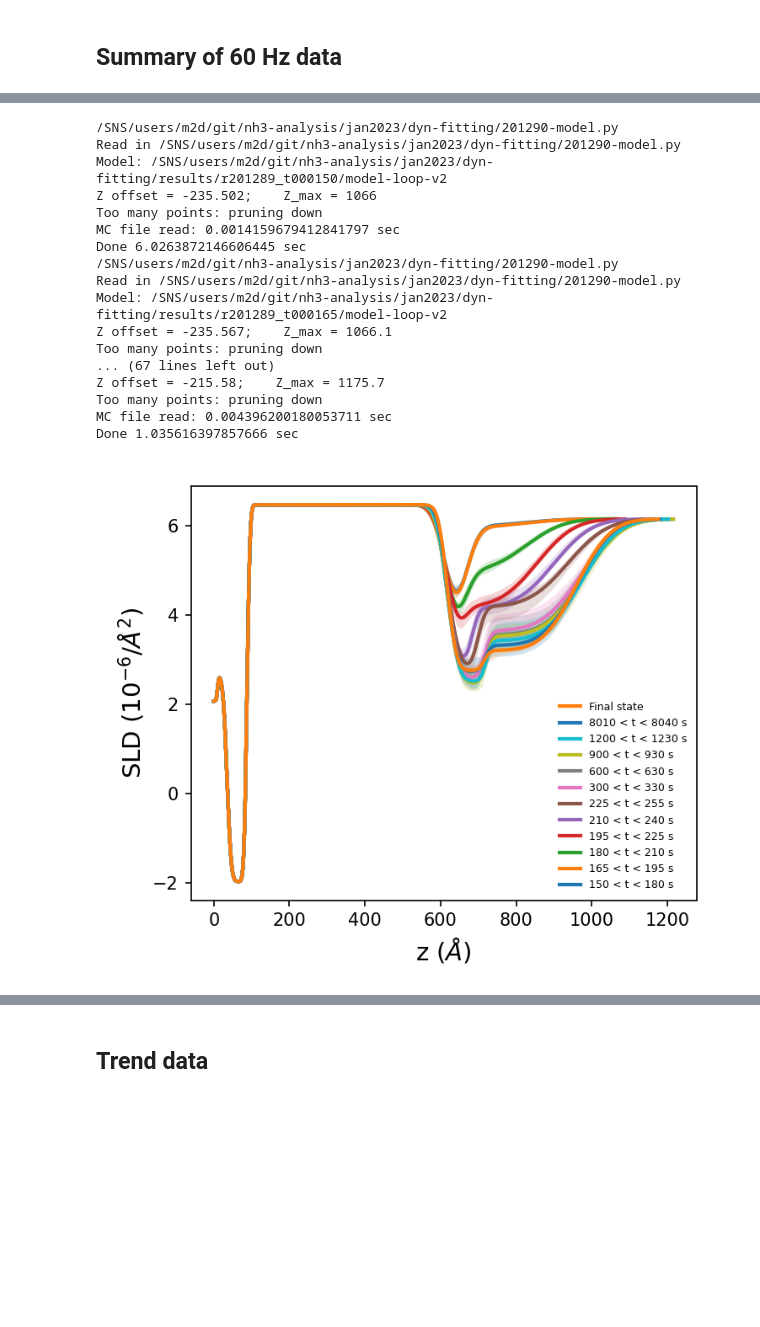
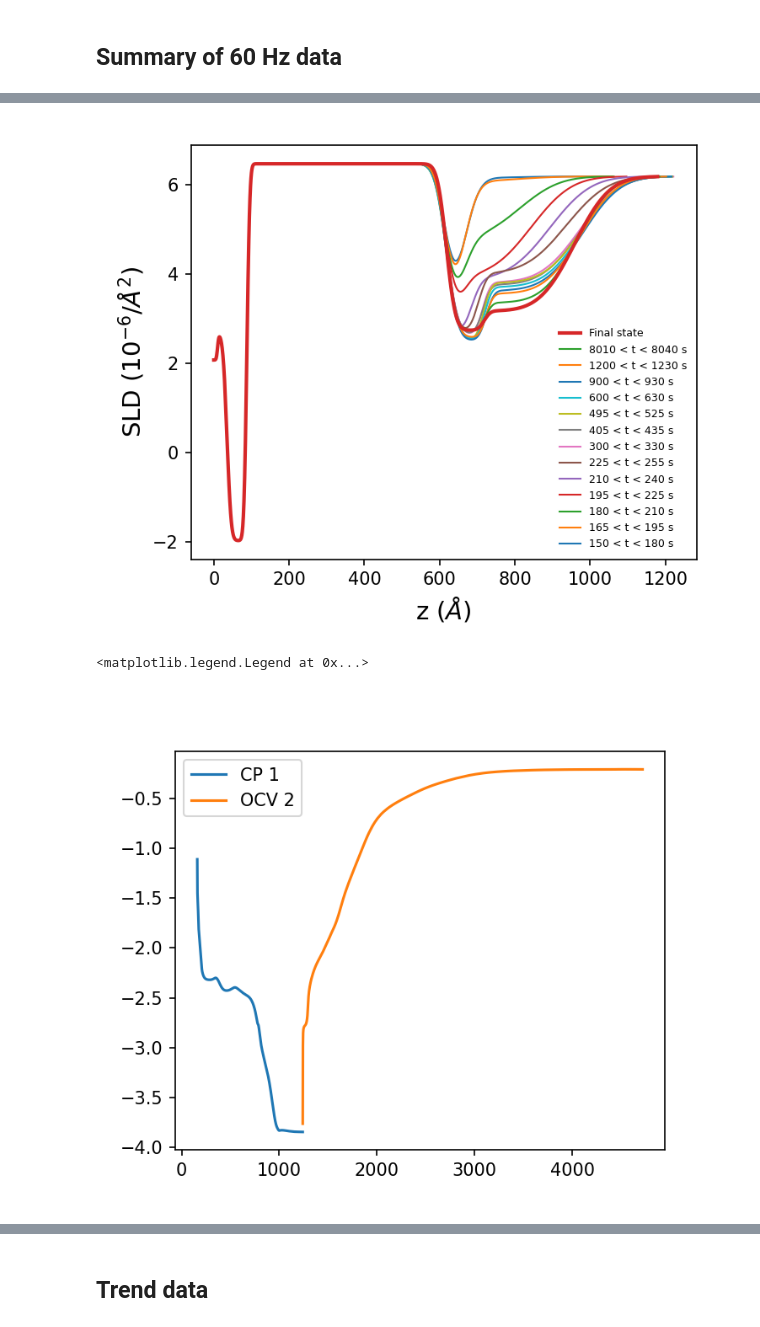
Before and after one commit to mdoucet/nh3-analysis, a Jupyter notebook: jan2023/notebooks/summary-Cu-B.ipynb, the cells around one changed output, grey strips where cells are left out. Saved outputs shown, nothing was run; the diff lists cells and outputs as text; code cells hidden in the pictures; blank space fills up the shorter version.

```diff
--- a/jan2023/notebooks/summary-Cu-B.ipynb
+++ b/jan2023/notebooks/summary-Cu-B.ipynb
@@ -45,7 +46,7 @@ data_dir = os.path.expanduser('/SNS/REF_L/IPTS-29196/shared/dynamic/Cu-B-Expt-6'
 #dyn_model_dir = os.path.expanduser(os.path.join(project_dir, 'dyn-fitting'))
 dyn_model_dir = os.path.expanduser('~/reflectivity_fits/IPTS-29196')
 
-results_dir = os.path.expanduser(os.path.join(project_dir, 'dyn-fitting', 'results'))
+#results_dir = os.path.expanduser(os.path.join(project_dir, 'dyn-fitting', 'results'))
 
 
 # Auto-reduction directory
@@ -53,6 +54,11 @@ ar_dir = '/SNS/REF_L/IPTS-29196/shared/autoreduce/'
 
 # Directory with fit results
 fit_dir = os.path.expanduser('~/reflectivity_fits/IPTS-29196')
+
+dynamic_run = 201289 # Cycle 1
+
+dyn_data_dir = '/SNS/REF_L/IPTS-29196/shared/dynamic/Cu-B-Expt-6/15s'
+dyn_fit_dir = '/SNS/users/m2d/git/nh3-analysis/jan2023/dyn-fitting/201289-dyn/results-15s'
 # %% [markdown]
 ## Summary of 60 Hz data
 # %%
@@ -121,11 +124,8 @@ plt.xscale('log')
 # %%
 importlib.reload(summary_plots)
 
-dynamic_run = 201289 # Cycle 1
 
-dyn_data_dir = '/SNS/REF_L/IPTS-29196/shared/dynamic/Cu-B-Expt-6/15s'
-dyn_fit_dir = os.path.expanduser('~/reflectivity_fits')
-summary_plots.plot_dyn_data(dynamic_run, 201282, 201290,
+summary_plots.plot_dyn_data(dynamic_run, 201282, 201290, first_index=0, last_index=30, delta_t=15, model_name='model-loop-v2',
                             fit_dir=fit_dir, ar_dir=ar_dir, dyn_data_dir=dyn_data_dir, dyn_fit_dir=dyn_fit_dir)
 # %% [output]
 582
@@ -168,47 +165,50 @@ Done 1.057291030883789 sec
 # %%
 importlib.reload(summary_plots)
 
 dynamic_run = 201289 # Cycle 1
 
-dyn_data_dir = '/SNS/REF_L/IPTS-29196/shared/dynamic/Cu-B-Expt-6/15s'
-dyn_fit_dir = '/SNS/users/m2d/git/nh3-analysis/jan2023/dyn-fitting/results'
+#dyn_data_dir = '/SNS/REF_L/IPTS-29196/shared/dynamic/Cu-B-Expt-6/15s'
+#dyn_fit_dir = '/SNS/users/m2d/git/nh3-analysis/jan2023/dyn-fitting/results'
+fit_dir = '/SNS/users/m2d/git/nh3-analysis/jan2023/dyn-fitting'
 model_file = os.path.join(project_dir, 'dyn-fitting', '201290-model.py')
 
 # List of time-resolved data to plot
 file_list = [[150, 'r201289_t000150', 'r201289_t000150'],
              [165, 'r201289_t000165', 'r201289_t000165'],
              [180, 'r201289_t000180', 'r201289_t000180'],
              [195, 'r201289_t000195', 'r201289_t000195'],
              [210, 'r201289_t000210', 'r201289_t000210'],
              [225, 'r201289_t000225', 'r201289_t000225'],
              [300, 'r201289_t000300', 'r201289_t000300'],
+             [405, 'r201289_t000405', 'r201289_t000405'],
+             [495, 'r201289_t000495', 'r201289_t000495'],
              [600, 'r201289_t000600', 'r201289_t000600'],
              [900, 'r201289_t000900', 'r201289_t000900'],
              [1200, 'r201289_t001200', 'r201289_t001200'],
              [8010, 'r201289_t008010', 'r201289_t008010'],
-
             ]
 
 # os.path.join(project_dir, 'model-loop-v2.py')
 summary_plots.plot_dyn_sld(file_list, None, 201290,
                            fit_dir=fit_dir, dyn_data_dir=dyn_data_dir, dyn_fit_dir=dyn_fit_dir,
-                           model_name='model-loop-v2', model_file=model_file)
+                           model_name='model-loop-v2', model_file=model_file, show_cl=False)
 # %% [output]
-/SNS/users/m2d/git/nh3-analysis/jan2023/dyn-fitting/201290-model.py
-Read in /SNS/users/m2d/git/nh3-analysis/jan2023/dyn-fitting/201290-model.py
-Model: /SNS/users/m2d/git/nh3-analysis/jan2023/dyn-fitting/results/r201289_t000150/model-loop-v2
-Z offset = -235.502;    Z_max = 1066
-Too many points: pruning down
-MC file read: 0.0014159679412841797 sec
-Done 6.0263872146606445 sec
-/SNS/users/m2d/git/nh3-analysis/jan2023/dyn-fitting/201290-model.py
-Read in /SNS/users/m2d/git/nh3-analysis/jan2023/dyn-fitting/201290-model.py
-Model: /SNS/users/m2d/git/nh3-analysis/jan2023/dyn-fitting/results/r201289_t000165/model-loop-v2
-Z offset = -235.567;    Z_max = 1066.1
-Too many points: pruning down
-... (67 lines left out)
-Z offset = -215.58;    Z_max = 1175.7
-Too many points: pruning down
-MC file read: 0.004396200180053711 sec
-Done 1.035616397857666 sec
-[figure, old version]
+[figure, new version]
+# %%
+fig, ax = plt.subplots(dpi=150, figsize=(5, 4.1))
+
+ec_cp1 = np.loadtxt(os.path.join(project_dir, 'ec-data', 'Expt6_Summary_CP1.txt'), delimiter=',', skiprows=1).T
+plt.plot(ec_cp1[0], ec_cp1[1], label='CP 1')
+
+#ec_cp2 = np.loadtxt(os.path.join(project_dir, 'ec-data', 'Expt6_Summary_CP2.txt'), delimiter=',', skiprows=1).T
+#plt.plot(ec_cp2[0], ec_cp2[1], label='CP 2')
+
+ec_ocv2 = np.loadtxt(os.path.join(project_dir, 'ec-data', 'Expt6_Summary_OCV2.txt'), delimiter=',', skiprows=1).T
+plt.plot(ec_ocv2[0], ec_ocv2[1], label='OCV 2')
+
+#ec_ocv3 = np.loadtxt(os.path.join(project_dir, 'ec-data', 'Expt6_Summary_OCV3.txt'), delimiter=',', skiprows=1).T
+#plt.plot(ec_ocv3[0], ec_ocv3[1], label='OCV 3')
+plt.legend()
+# %% [output]
+<matplotlib.legend.Legend at 0x...>
+[figure, added]
```
Also changed, not shown: parts of 10 cells of this notebook.
